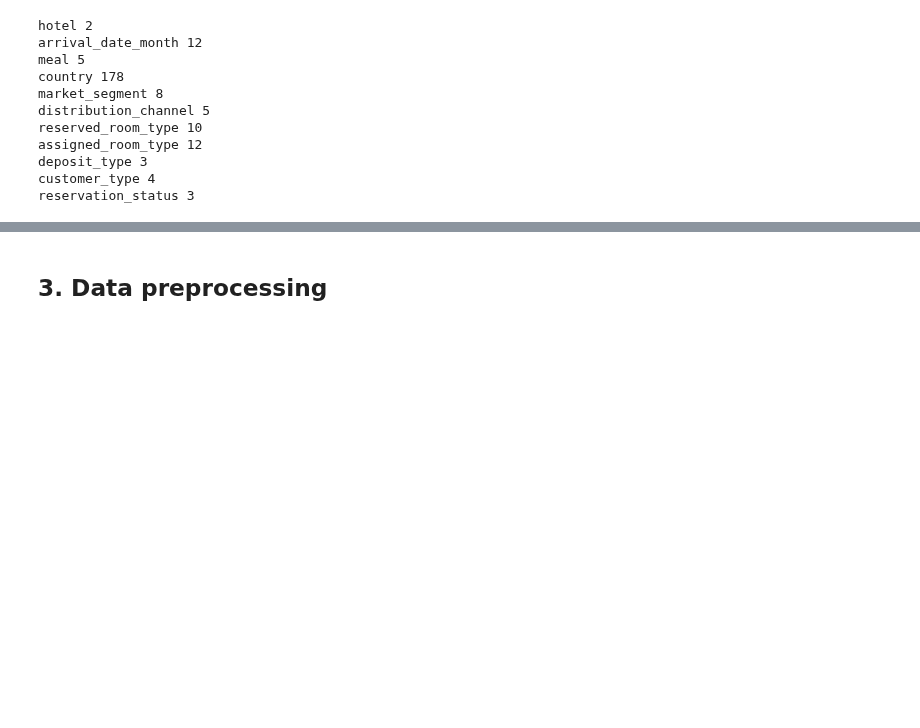
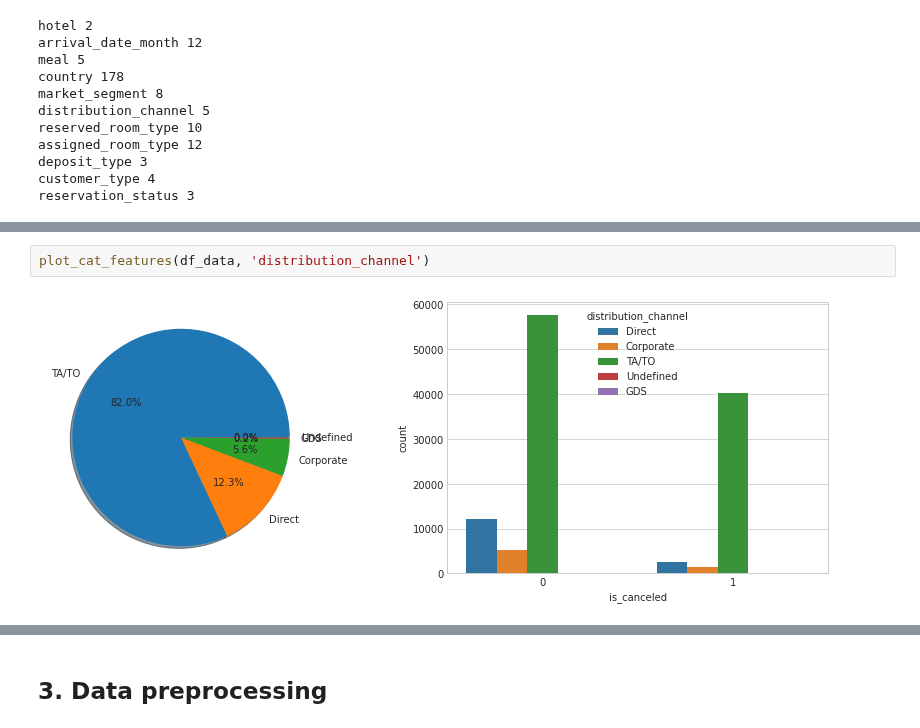
Before and after one commit to ParisRohan/AES-128-bit-Key-size-, a Jupyter notebook: hotel-demand.ipynb, the cells around one changed output, grey strips where cells are left out. Cells and saved outputs as stored; diff of their text form; blank space fills up the shorter version.

```diff
--- a/hotel-demand.ipynb
+++ b/hotel-demand.ipynb
@@ -222,0 +199,4 @@ sns.countplot(x='is_canceled', data=df_data ,hue='market_segment')
+# %%
+plot_cat_features(df_data, 'distribution_channel')
+# %% [output]
+[figure, added]
```
Also changed, not shown: parts of 17 cells of this notebook.
